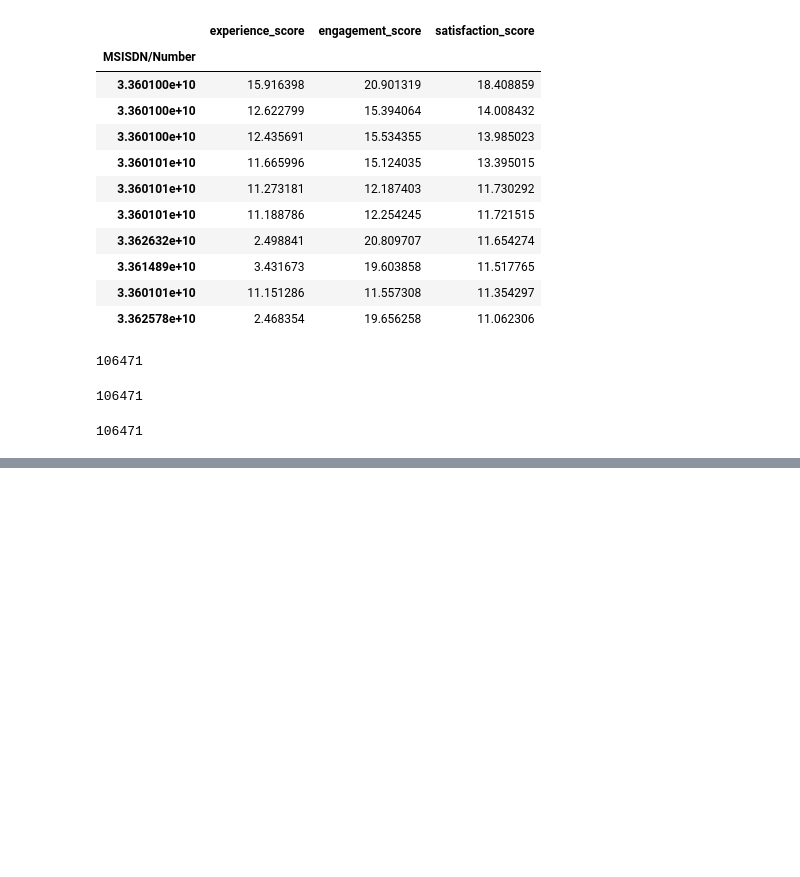
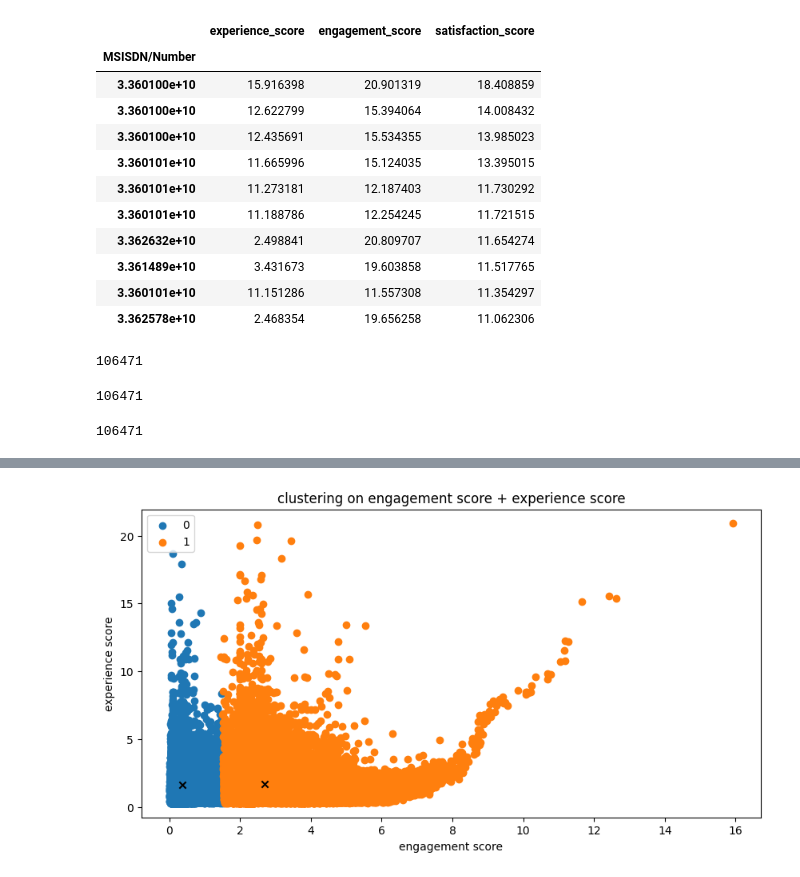
Before and after one commit to nahomHmichael/Telecom-User-Analytics, a Jupyter notebook: notebooks/satisfaction_analytics.ipynb, the cells around one changed output, grey strips where cells are left out. Cells and saved outputs as stored; diff of their text form; code cells hidden in the pictures; blank space fills up the shorter version.

```diff
--- a/notebooks/satisfaction_analytics.ipynb
+++ b/notebooks/satisfaction_analytics.ipynb
@@ -255,0 +270,3 @@ NameError: name 'Ridge' is not defined
+# %%
+cluster_df = df.iloc[:,:2]
+cluster_df.head()
@@ -255,0 +281,19 @@ NameError: name 'Ridge' is not defined
+# %%
+# Creating a k-means cluster with 2 number of clusters
+km = KMeans(init="random",n_clusters=2,n_init=10,max_iter=300,random_state=42)
+label = km.fit_predict(cluster_df)
+centroids = km.cluster_centers_
+# %%
+#plotting the results:
+plt.figure(figsize=(10,5))
+u_labels = np.unique(label)
+plt.title(f'clustering on engagement score + experience score')
+for i in u_labels:
+    plt.scatter(cluster_df[label == i].iloc[:,0] , cluster_df[label == i].iloc[:,1], marker='o', label = i)
+plt.scatter(centroids[:,0] , centroids[:,1], marker='x', color = 'black')
+plt.xlabel("engagement score")
+plt.ylabel("experience score")
+plt.legend()
+plt.show()
+# %% [output]
+[figure, added]
```
Also changed, not shown: parts of 7 cells of this notebook, 2 other files.
